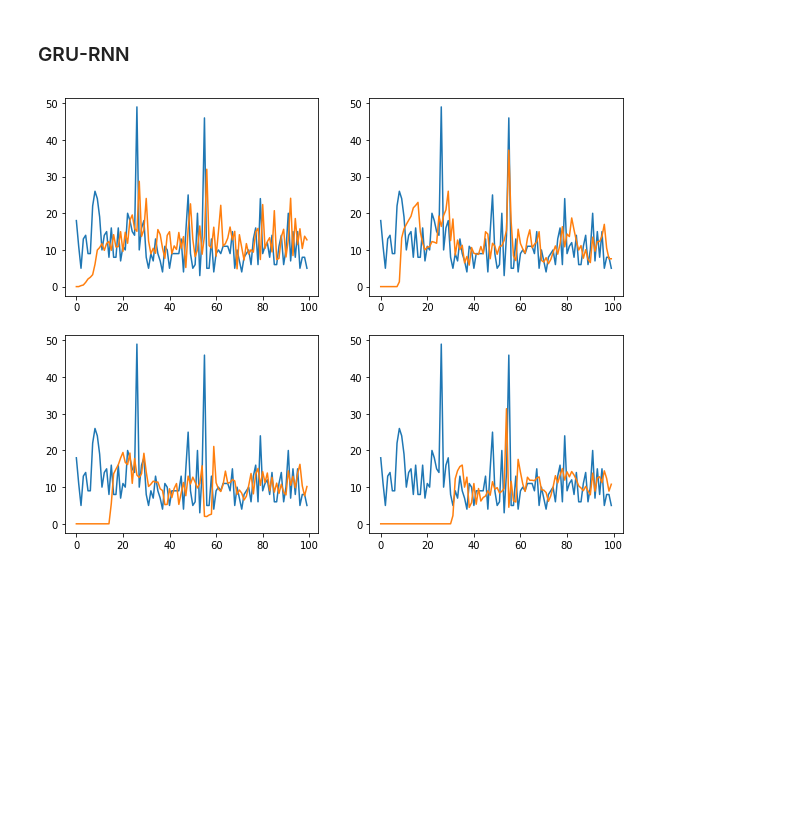
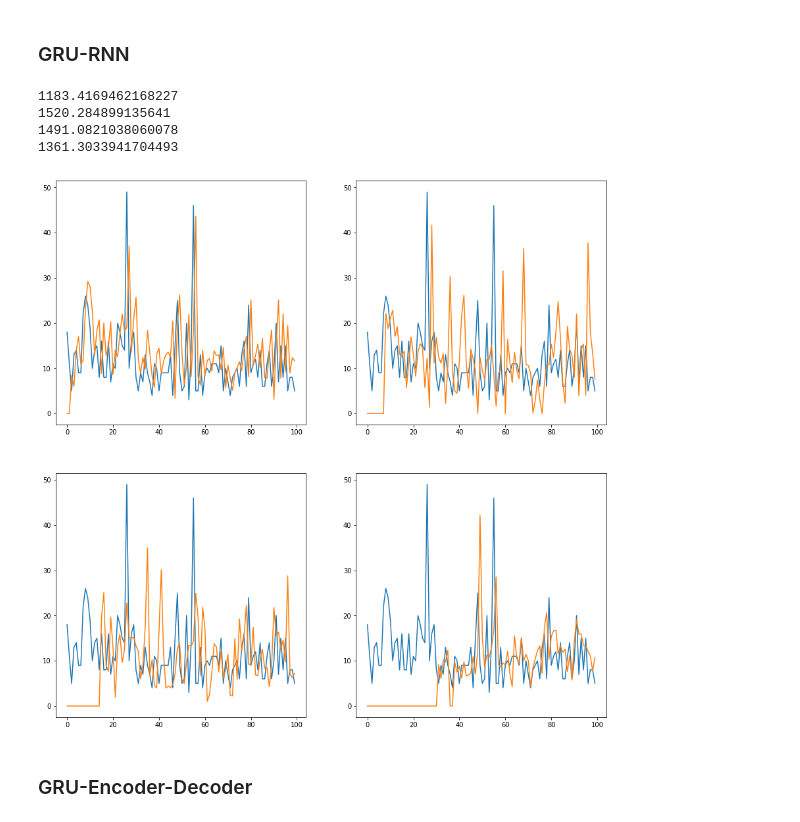
Before and after one commit to tavishcode/fyp, a Jupyter notebook: wiki_test.ipynb, the cells around one changed output. Saved outputs shown, nothing was run; the diff lists cells and outputs as text; code cells hidden in the pictures; blank space fills up the shorter version.

Commit message:
added encoder

```diff
--- a/wiki_test.ipynb
+++ b/wiki_test.ipynb
@@ -115,32 +123,36 @@ num_hidden_units = 64
 num_outputs = 1
 windows = [1, 7, 14, 30]
 # %%
-f, axs = plt.subplots(2,2)
+f, axs = plt.subplots(2, 2, figsize=(15,15))
 for r, window in enumerate(windows):
     preds = np.zeros((arr.shape[0], arr.shape[1]))
-    for w in range(window):
-        preds[:,w] = 0
     model = Sequential()
     model.add(GRU(num_hidden_units))
     model.add(Dense(num_outputs))
     model.add(Activation('relu'))
     model.compile(optimizer='adam', loss='mean_squared_error')
+    for w in range(window):
+        preds[:, w] = 0
     for i in range(window, arr.shape[1]): # i -> timestep
-        x = np.zeros((arr.shape[0], window, 1))
-        y = np.zeros((arr.shape[0], 1))
-        for j in range(arr.shape[0]): # j -> webpage
-            x[j, :, 0] = arr[j][i - window : i]
-            y[j][0] = arr[j][i]
+        x = np.copy(arr[:, i - window : i]).reshape(-1, window, 1)
+        y = np.copy(arr[:, i]).reshape(-1, 1)
         for k in range(window):
             x[:, k, :] = scale(x[:, k, :])
         p = model.predict(x).flatten()
         preds[:, i] = p
-        model.fit(x, y, epochs=10, verbose=0)
+        model.fit(x, y, epochs=100, verbose=0)
+    print(mse(preds[:, window:],arr[:, window:]))
     if r <= 1:
         axs[0, r].plot(arr[0][:100])
         axs[0, r].plot(preds[0][:100])
     else:
         axs[1, r-2].plot(arr[0][:100])
         axs[1, r-2].plot(preds[0][:100])
 # %% [output]
+1183.4169462168227
+1520.284899135641
+1491.0821038060078
+1361.3033941704493
-[figure, old version]
+[figure, new version]
+# %% [markdown]
+### GRU-Encoder-Decoder
```
Also changed, not shown: parts of 13 cells of this notebook.
